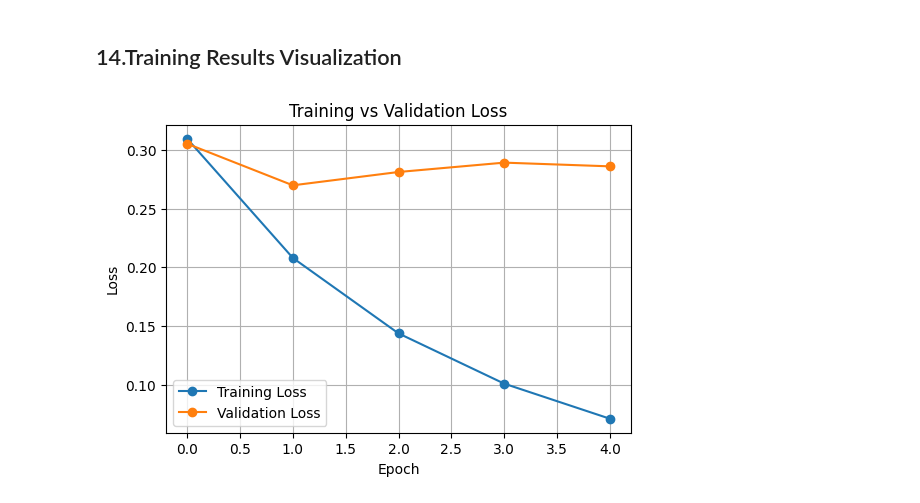
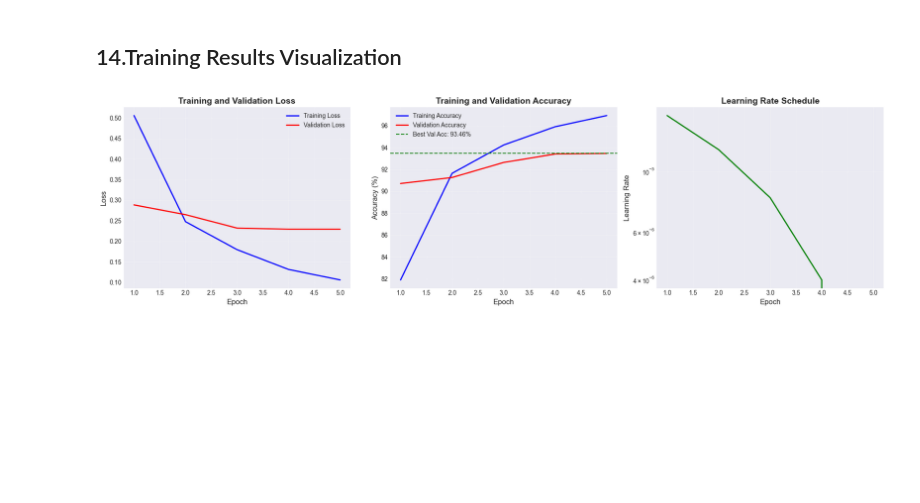
Before and after one commit to NotAlpha45/trash-classification-project, a Jupyter notebook: notebooks/distilbert_text_model.ipynb, the cells around one changed output. Cells and saved outputs as stored; diff of their text form; code cells hidden in the pictures; blank space fills up the shorter version.

```diff
--- a/notebooks/distilbert_text_model.ipynb
+++ b/notebooks/distilbert_text_model.ipynb
@@ -24,7 +28,14 @@ from pathlib import Path
 # %% [markdown]
 ## 2.Device Configuration
 # %%
+# Set style for better visualizations
+plt.style.use("seaborn-v0_8-darkgrid")
+sns.set_palette("husl")
+
+# Check device
 device = torch.device("cuda" if torch.cuda.is_available() else "cpu")
 print(f"Using device: {device}")
+if torch.cuda.is_available():
+    print(f"GPU: {torch.cuda.get_device_name(0)}")
 # %% [output]
 Using device: cuda
@@ -316,4 +312,17 @@ def save_checkpoint(
 # Training Configuration
 
 EPOCHS = 5
+total_steps = len(train_loader) * EPOCHS
+WEIGHT_DECAY = 0.01
 LEARNING_RATE = 2e-5
+EARLY_STOP_PATIENCE = 2
+
+optimizer = AdamW(
+    params=model.parameters(),
+    lr=LEARNING_RATE,
+    weight_decay=WEIGHT_DECAY,
+)
+
+scheduler = get_linear_schedule_with_warmup(
+    optimizer, num_warmup_steps=0, num_training_steps=total_steps
+)
@@ -384,35 +443,52 @@ print(len(train_losses))
 # %% [markdown]
 ## 14.Training Results Visualization
 # %%
-import matplotlib.pyplot as plt
+# Plot training history
+fig, axes = plt.subplots(1, 3, figsize=(18, 5))
 
+epochs_range = range(1, len(train_losses) + 1)
 
-plt.figure(figsize=(6,4))
-plt.plot(train_losses, marker='o', label="Training Loss")
-plt.plot(val_losses, marker='o', label="Validation Loss")
-plt.xlabel("Epoch")
-plt.ylabel("Loss")
-plt.title("Training vs Validation Loss")
-plt.legend()
-plt.grid(True)
+# Plot 1: Loss curves
+axes[0].plot(epochs_range, train_losses, "b-", label="Training Loss", linewidth=2)
+axes[0].plot(epochs_range, val_losses, "r-", label="Validation Loss", linewidth=2)
+axes[0].set_xlabel("Epoch", fontsize=12)
+axes[0].set_ylabel("Loss", fontsize=12)
+axes[0].set_title("Training and Validation Loss", fontsize=14, fontweight="bold")
+axes[0].legend(fontsize=10)
+axes[0].grid(True, alpha=0.3)
+
+# Plot 2: Accuracy curves (convert to percentage)
+train_acc_pct = [acc * 100 for acc in train_accuracies]
+val_acc_pct = [acc * 100 for acc in val_accuracies]
+
+axes[1].plot(epochs_range, train_acc_pct, "b-", label="Training Accuracy", linewidth=2)
+axes[1].plot(epochs_range, val_acc_pct, "r-", label="Validation Accuracy", linewidth=2)
+axes[1].axhline(
+    y=best_acc * 100,
+    color="g",
+    linestyle="--",
+    label=f"Best Val Acc: {best_acc*100:.2f}%",
+)
+axes[1].set_xlabel("Epoch", fontsize=12)
+axes[1].set_ylabel("Accuracy (%)", fontsize=12)
+axes[1].set_title("Training and Validation Accuracy", fontsize=14, fontweight="bold")
+axes[1].legend(fontsize=10)
+axes[1].grid(True, alpha=0.3)
+
+# Plot 3: Learning rate schedule
+axes[2].plot(epochs_range, learning_rates, "g-", linewidth=2)
+axes[2].set_xlabel("Epoch", fontsize=12)
+axes[2].set_ylabel("Learning Rate", fontsize=12)
+axes[2].set_title("Learning Rate Schedule", fontsize=14, fontweight="bold")
+axes[2].set_yscale("log")
+axes[2].grid(True, alpha=0.3)
+
+plt.tight_layout()
+plt.savefig(text_dataset_root / "training_history.png", dpi=300, bbox_inches="tight")
 plt.show()
 
-plt.figure(figsize=(6,4))
-plt.plot(train_accuracies, marker='o', label="Training Accuracy")
-plt.plot(val_accuracies, marker='o', label="Validation Accuracy")
-plt.xlabel("Epoch")
-plt.ylabel("Accuracy")
-plt.title("Training vs Validation Accuracy")
-plt.legend()
-plt.grid(True)
-plt.show()
-
-plt.figure(figsize=(6,4))
-plt.plot(learning_rates, marker='o')
-plt.xlabel("Epoch")
-plt.ylabel("Learning Rate")
-plt.title("Learning Rate Schedule")
-plt.grid(True)
-plt.show()
+print(
+    f"\n✅ Training history plot saved to {text_dataset_root / 'training_history.png'}"
+)
 # %% [output]
-[figure, old version]
+[figure, new version]
```
Also changed, not shown: parts of 31 cells of this notebook, 1 other file.
